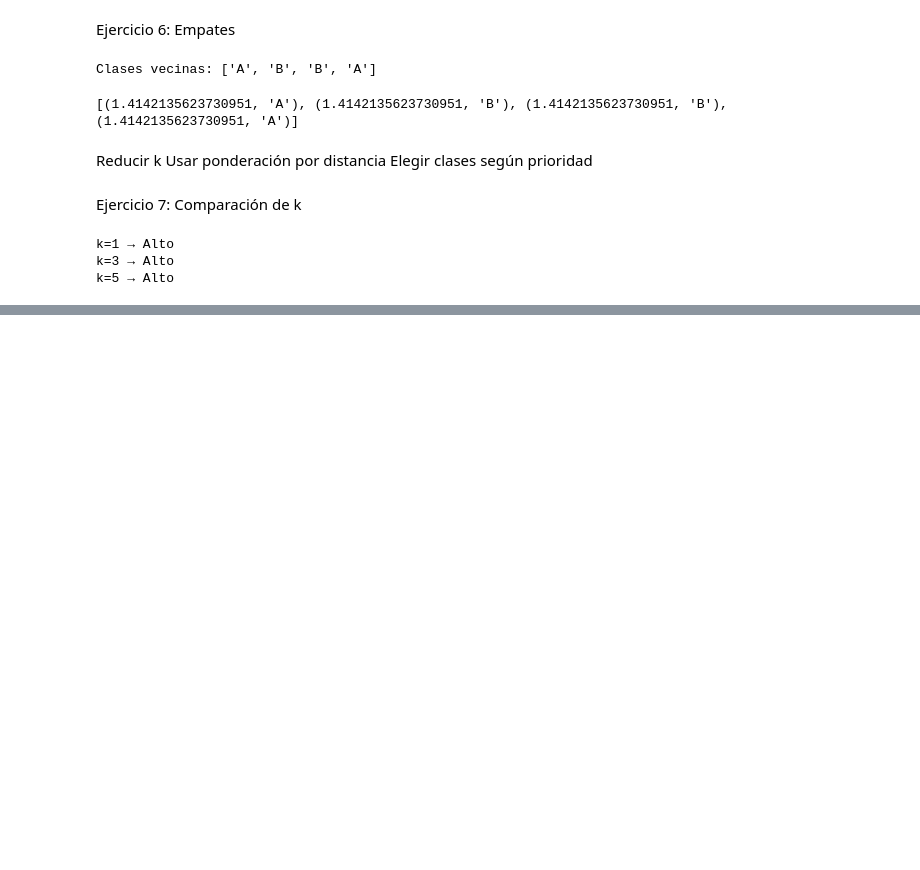
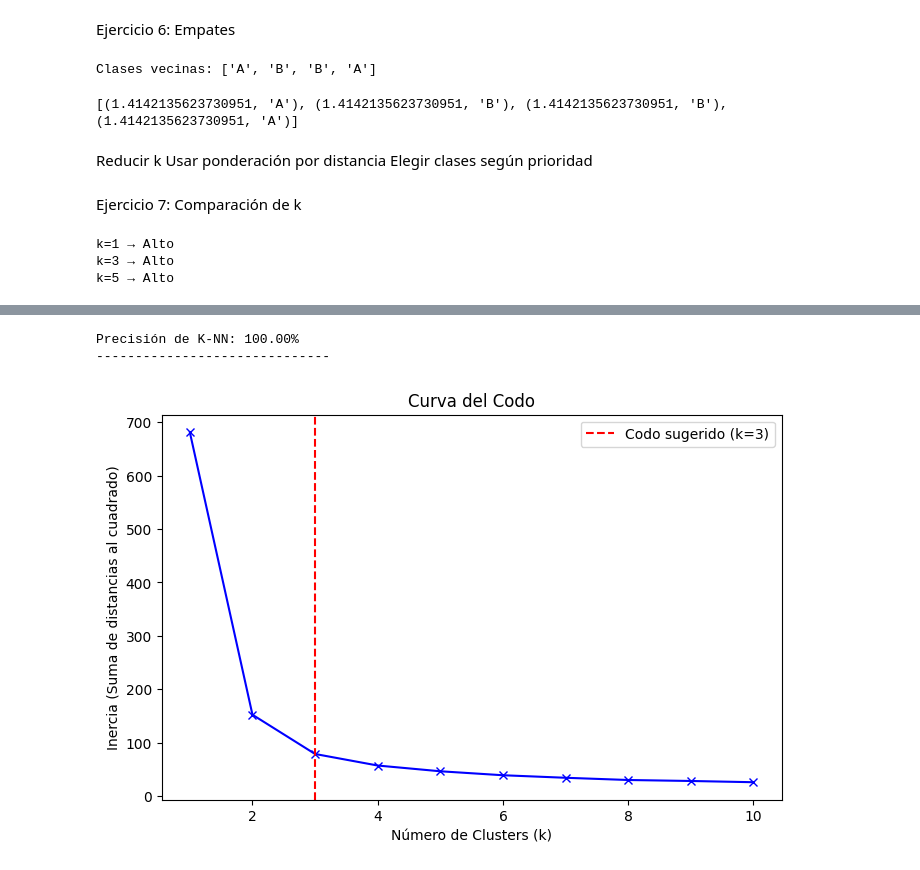
Before and after one commit to paolanavarror/mineria-de-datos, a Jupyter notebook: MineriaDeDatos.ipynb, the cells around one changed output, grey strips where cells are left out. Cells and saved outputs as stored; diff of their text form; code cells hidden in the pictures; blank space fills up the shorter version.

Commit message:
P3 - CursoDataCamp ejercicios k

```diff
--- a/MineriaDeDatos.ipynb
+++ b/MineriaDeDatos.ipynb
@@ -2779,0 +2791,42 @@ AttributeError: head
+# %%
+#Carga del dataset
+iris = sns.load_dataset('iris') #Carga dataframe con medidas de las flores
+X = iris.drop('species', axis=1) #Crea la matriz de caracteristicas en esta caso son las mediidas eliminando la columna del nombre
+y = iris['species'] #Crea la etiqueta
+#Separación de datos, Entrenaimento 80% y Prueba 20%
+X_train, X_test, y_train, y_test = train_test_split(X, y, test_size=0.20, random_state=42)
+#Evaluacón inicial con k=3
+knn = KNeighborsClassifier(n_neighbors=3) #Define que para clasificar una flor nueva, mirará a sus 3 vecinos más cercanos
+knn.fit(X_train, y_train) #El modelo estudia los datos de entrenamiento
+y_pred = knn.predict(X_test) #El modelo predice que flores son las del grupo de prueba
+
+print(f"Precisión de K-NN: {accuracy_score(y_test, y_pred):.2%}") #Muestra el procentaje de aciertos, la precisión
+print("-" * 30)
+
+#Método elbow
+#Esta función busca cuántos  clusters existen en los datos sin saber antes que hay 3 tipos de flores
+def elbow_method(data, max_clusters=10): #Definición de la fun para analizar hasta 10 posibles grupos
+    sum_of_squared_distances = [] #Lista para guardar qué tan lejos están los puntos del centro de su grupo
+    K_range = range(1, max_clusters + 1)
+
+    for k in K_range: #Bucle que prueba crear 1 grupo, luego 2...
+        kmeans = KMeans(n_clusters=k, n_init=10, random_state=42) #Configura el algoritmo K-Means para k grupos
+        kmeans.fit(data) #Agrupa los datos
+        sum_of_squared_distances.append(kmeans.inertia_) #Guarda la inercia, si los puntos están dispersos la inercia es alta si están compactos es baja
+
+    #Graficar resultados
+    plt.figure(figsize=(8, 5))
+    plt.plot(K_range, sum_of_squared_distances, 'bx-') #dibuja una línea azul con una x en cada punto
+    plt.xlabel('Número de Clusters (k)')
+    plt.ylabel('Inercia (Suma de distancias al cuadrado)')
+    plt.title('Curva del Codo')
+    plt.axvline(x=3, color='red', linestyle='--', label='Codo sugerido (k=3)') #Dibuja línea roja punteada en k=3, en el dataset Iris, el "codo" donde la caída deja de ser drástica
+    plt.legend()
+    plt.show()
+
+#Método hacia iris
+elbow_method(X) #Llama a la función pasándole los datos de las flores
+# %% [output]
+Precisión de K-NN: 100.00%
+------------------------------
+[figure, added]
```
Also changed, not shown: parts of 3 cells of this notebook.
